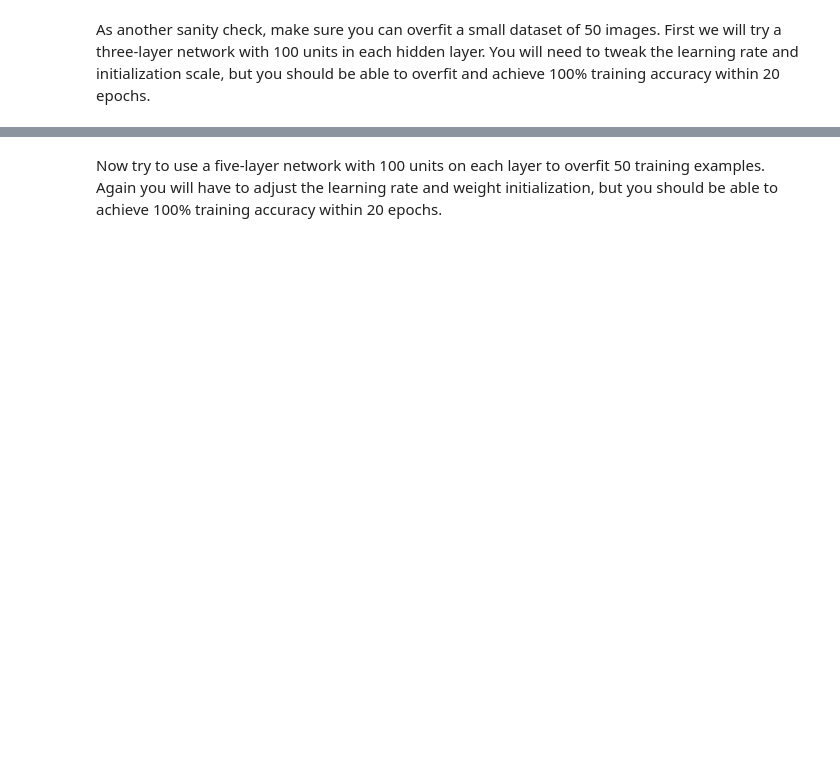
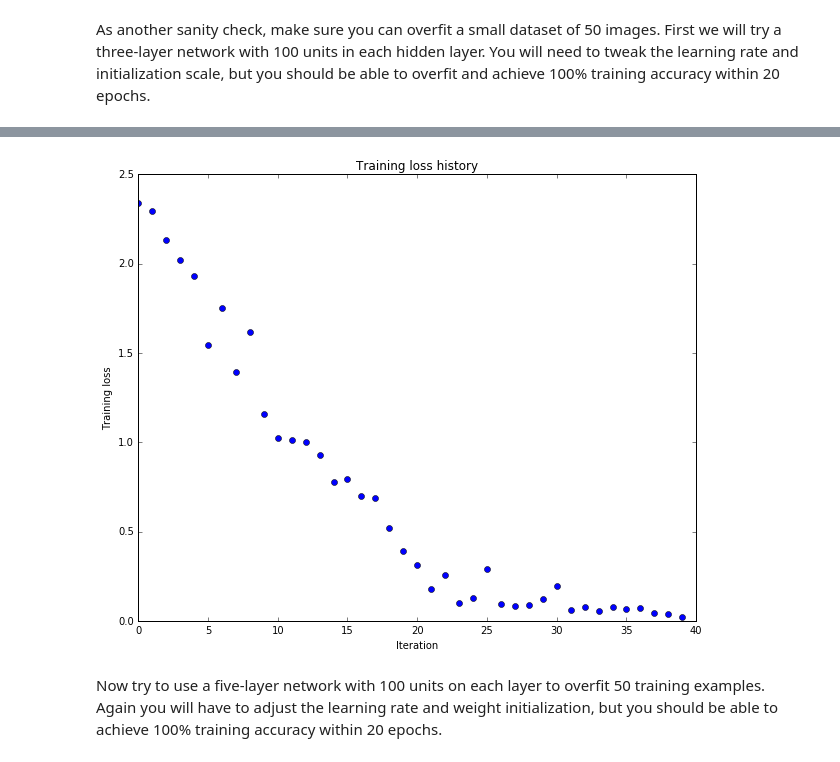
Before and after one commit to se7oluti0n/cs231n-work, a Jupyter notebook: assignment2/FullyConnectedNets.ipynb, the cells around one changed output, grey strips where cells are left out. Cells and saved outputs as stored; diff of their text form; code cells hidden in the pictures; blank space fills up the shorter version.

```diff
--- a/assignment2/FullyConnectedNets.ipynb
+++ b/assignment2/FullyConnectedNets.ipynb
@@ -374,7 +418,7 @@ small_data = {
 }
 
 weight_scale = 1e-2
-learning_rate = 1e-4
+learning_rate = 1e-2
 model = FullyConnectedNet([100, 100],
               weight_scale=weight_scale, dtype=np.float64)
 solver = Solver(model, small_data,
@@ -391,3 +435,4 @@ plt.title('Training loss history')
 plt.xlabel('Iteration')
 plt.ylabel('Training loss')
 plt.show()
+# %% [output]
@@ -394,2 +456,3 @@ plt.show()
+[figure, added]
 # %% [markdown]
 Now try to use a five-layer network with 100 units on each layer to overfit 50 training examples. Again you will have to adjust the learning rate and weight initialization, but you should be able to achieve 100% training accuracy within 20 epochs.
```
Also changed, not shown: parts of 13 cells of this notebook, 2 other files.
